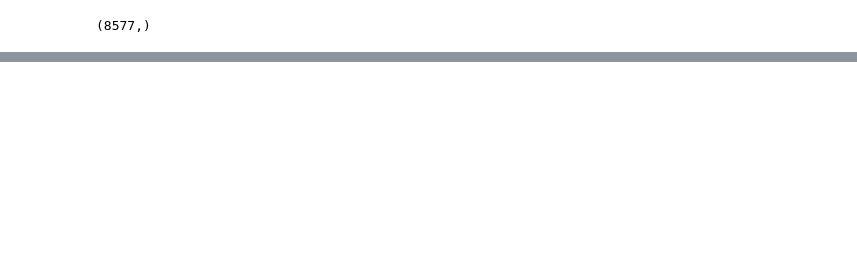
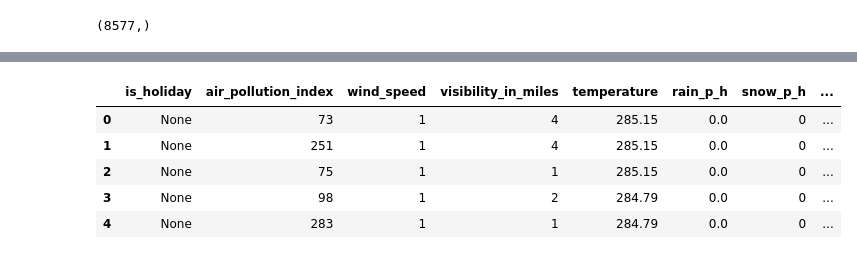
Before and after one commit to Vedant1202/traffic_prediction_sangam_2019, a Jupyter notebook: Training.ipynb, the cells around one changed output, grey strips where cells are left out. Saved outputs shown, nothing was run; the diff lists cells and outputs as text; code cells hidden in the pictures; blank space fills up the shorter version.

```diff
--- a/Training.ipynb
+++ b/Training.ipynb
@@ -512,0 +556,13 @@ np.sqrt(mean_squared_error(y_test, rf_preds_v1))
+# %%
+test_df.drop(['date_time', 'humidity', 'wind_direction', 'dew_point', 'weather_description'], axis=1, inplace=True)
+# %%
+test_df.replace(weather_types, inplace=True)
+# %%
+test_df.head()
+# %% [output]
+|  | is_holiday | air_pollution_index | wind_speed | visibility_in_miles | temperature | rain_p_h | snow_p_h | ... |
+| 0 | None | 73 | 1 | 4 | 285.15 | 0.0 | 0 | ... |
+| 1 | None | 251 | 1 | 4 | 285.15 | 0.0 | 0 | ... |
+| 2 | None | 75 | 1 | 1 | 285.15 | 0.0 | 0 | ... |
+| 3 | None | 98 | 1 | 2 | 284.79 | 0.0 | 0 | ... |
+| 4 | None | 283 | 1 | 1 | 284.79 | 0.0 | 0 | ... |
```
Also changed, not shown: parts of 40 cells of this notebook, 2 other files.
